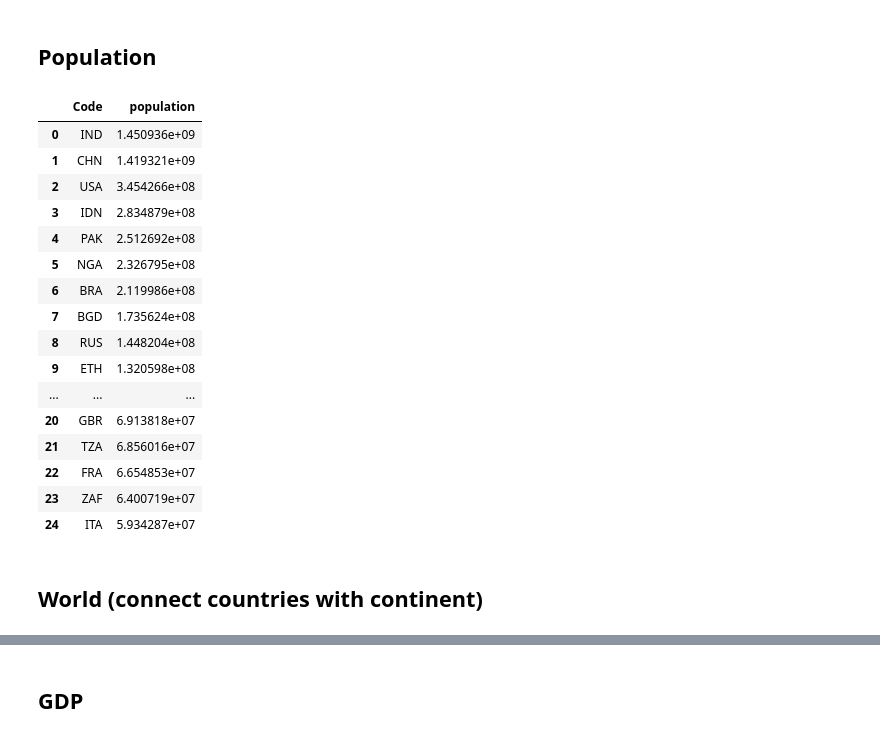
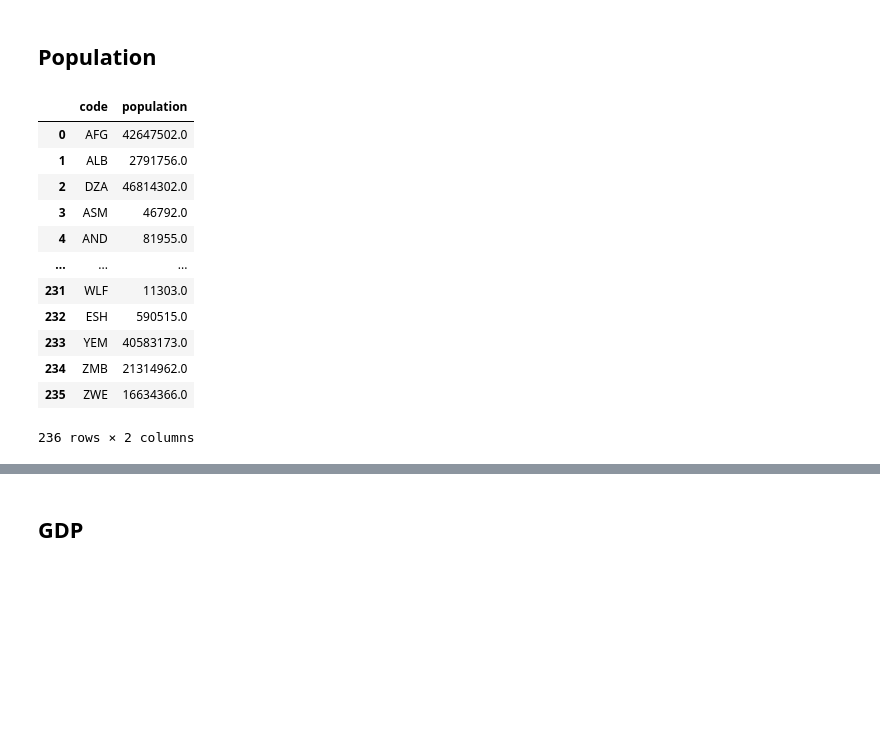
Before and after one commit to william-toscani/Data_Visualization_Project, a Jupyter notebook: Data_Viz_Project.ipynb, the cells around one changed output, grey strips where cells are left out. Drawn from its saved outputs; the diff is of its cells as text; code cells hidden in the pictures; blank space fills up the shorter version.

```diff
--- a/Data_Viz_Project.ipynb
+++ b/Data_Viz_Project.ipynb
@@ -17,0 +20,12 @@ import plotly.graph_objects as go
+# %%
+world_raw = pd.read_csv("https://raw.githubusercontent.com/lukes/ISO-3166-Countries-with-Regional-Codes/master/all/all.csv")
+world_raw.rename(columns={'alpha-3': 'code'}, inplace=True)
+#display(world_raw.head())
+#display(world_raw.columns)
+
+
+world_clean = sql("""
+SELECT name, code, region FROM world_raw
+""")
+
+display(world_clean)
@@ -20,42 +48,34 @@ import plotly.graph_objects as go
 # %%
 pop_raw = pd.read_csv("https://ourworldindata.org/grapher/population-with-un-projections.csv?v=1&csvType=full&useColumnShortNames=true", storage_options = {'User-Agent': 'Our World In Data data fetch/1.0'})
 #pop_metadata = requests.get("https://ourworldindata.org/grapher/population-with-un-projections.metadata.json?v=1&csvType=full&useColumnShortNames=true").json()
 
 #display(pop_raw.head())
 #display(pop_metadata)
 #display(pop_df.info())
 #display(pop_df.describe())
 #display(pop_df.columns)
 #display(pop_df.shape)
 #display(pop_df.dtypes)
 #display(pop_df.isnull().sum())
 
 pop_clean = sql("""
-SELECT Code, population__sex_all__age_all__variant_medium as population FROM pop_raw
-WHERE Code IS NOT NULL AND Code IS NOT "OWID_WRL"
-AND year = 2024
-ORDER BY population__sex_all__age_all__variant_medium DESC
-LIMIT 25
+SELECT world_clean.code, pop_raw.population__sex_all__age_all__variant_medium as population FROM pop_raw
+INNER JOIN world_clean ON pop_raw.Code = world_clean.code
+WHERE year = 2024
 """)
 
 display(pop_clean)
 # %% [output]
-|  | Code | population |
-| 0 | IND | 1.450936e+09 |
-| 1 | CHN | 1.419321e+09 |
-| 2 | USA | 3.454266e+08 |
-| 3 | IDN | 2.834879e+08 |
-| 4 | PAK | 2.512692e+08 |
-| 5 | NGA | 2.326795e+08 |
-| 6 | BRA | 2.119986e+08 |
-| 7 | BGD | 1.735624e+08 |
-| 8 | RUS | 1.448204e+08 |
-| 9 | ETH | 1.320598e+08 |
+|  | code | population |
+| 0 | AFG | 42647502.0 |
+| 1 | ALB | 2791756.0 |
+| 2 | DZA | 46814302.0 |
+| 3 | ASM | 46792.0 |
+| 4 | AND | 81955.0 |
 | ... | ... | ... |
-| 20 | GBR | 6.913818e+07 |
-| 21 | TZA | 6.856016e+07 |
-| 22 | FRA | 6.654853e+07 |
-| 23 | ZAF | 6.400719e+07 |
-| 24 | ITA | 5.934287e+07 |
+| 231 | WLF | 11303.0 |
+| 232 | ESH | 590515.0 |
+| 233 | YEM | 40583173.0 |
+| 234 | ZMB | 21314962.0 |
+| 235 | ZWE | 16634366.0 |
+236 rows × 2 columns
-# %% [markdown]
-## World (connect countries with continent)
```
Also changed, not shown: parts of 17 cells of this notebook.
